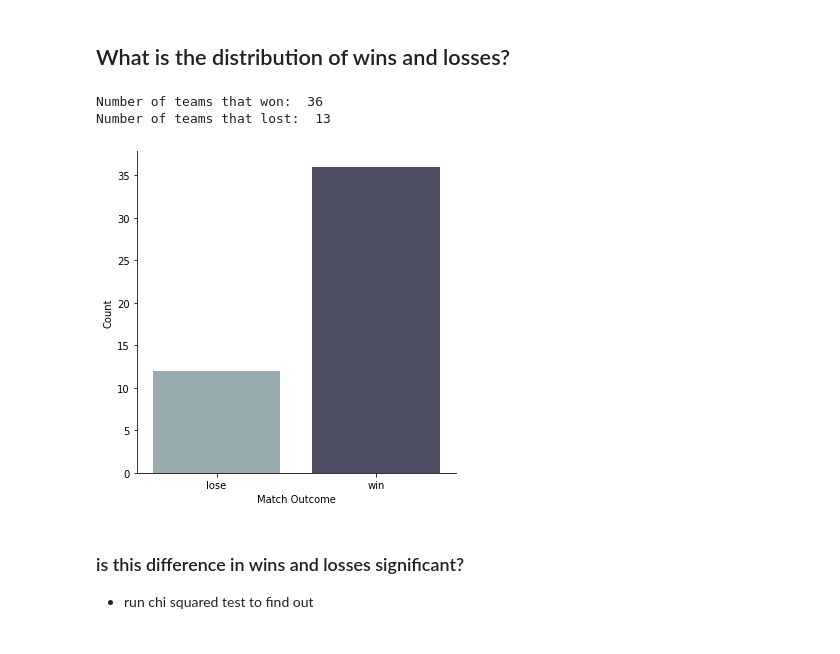
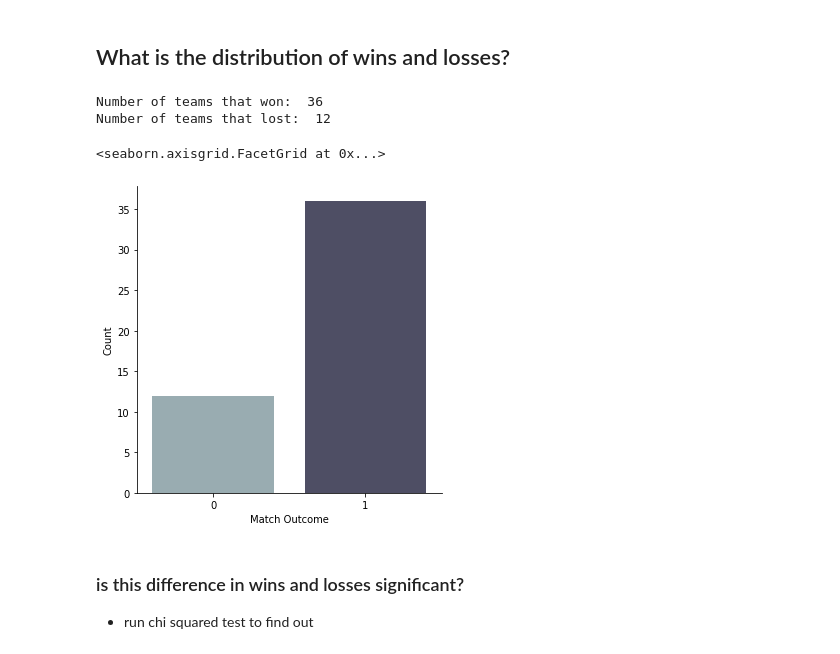
Before and after one commit to evelyntan/scripts, a Jupyter notebook: visualising-summary-stats.ipynb, the cells around one changed output. Cells and saved outputs as stored; diff of their text form; code cells hidden in the pictures.

```diff
--- a/visualising-summary-stats.ipynb
+++ b/visualising-summary-stats.ipynb
@@ -10,7 +10,7 @@ This document has functions to run stats on the summary stats for comms, perform
 
 import pandas as pd
 
-full_summary_stats_df = pd.read_csv(r"D:\Projects\UG-league-project\data\full-summary-stats.csv")
+full_summary_stats_df = pd.read_csv('/Users/ett506/Documents/proj-league/data/full_team_log.csv')
 
-full_summary_stats_df.head()
+full_summary_stats_df
 # %% [output]
@@ -116,20 +130,21 @@ Name: varianceOfWords, dtype: float64 3
 ## What is the distribution of wins and losses?
 # %%
 # what is the number of wins and losses?
-number_of_wins = full_summary_stats_df["matchOutcome"].sum()
+number_of_wins = full_summary_stats_df["match_outcome"].sum()
 
 print("Number of teams that won: ", number_of_wins)
-print("Number of teams that lost: ", (49 - number_of_wins))
+print("Number of teams that lost: ", (48 - number_of_wins))
 
 
 # what is the distribution of the count of match outcome?
-ax = sns.catplot(data = full_summary_stats_df, x = "winLose", kind = "count",  palette = "bone_r")
+ax = sns.catplot(data = full_summary_stats_df, x = "match_outcome", kind = "count",  palette = "bone_r")
 ax.set(xlabel = "Match Outcome", ylabel = "Count")
-ax.savefig(r"../graphs/match-outcome-distribution.png")
+#ax.savefig(r"../graphs/match-outcome-distribution.png")
 # %% [output]
 Number of teams that won:  36
-Number of teams that lost:  13
+Number of teams that lost:  12
+<seaborn.axisgrid.FacetGrid at 0x...>
-[figure, old version]
+[figure, new version]
 # %% [markdown]
 ### is this difference in wins and losses significant?
 - run chi squared test to find out
```
Also changed, not shown: parts of 19 cells of this notebook, 6 other files.
